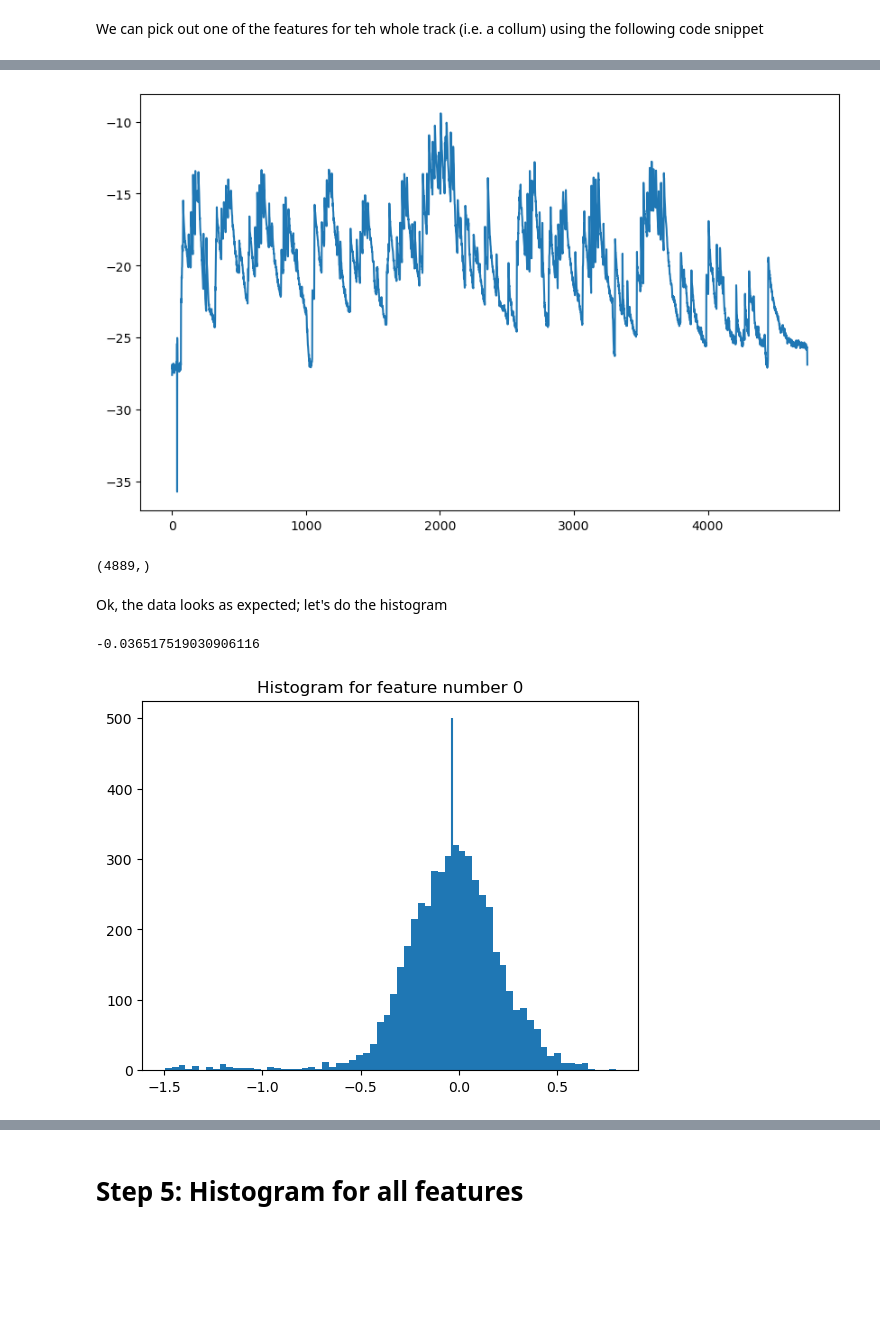
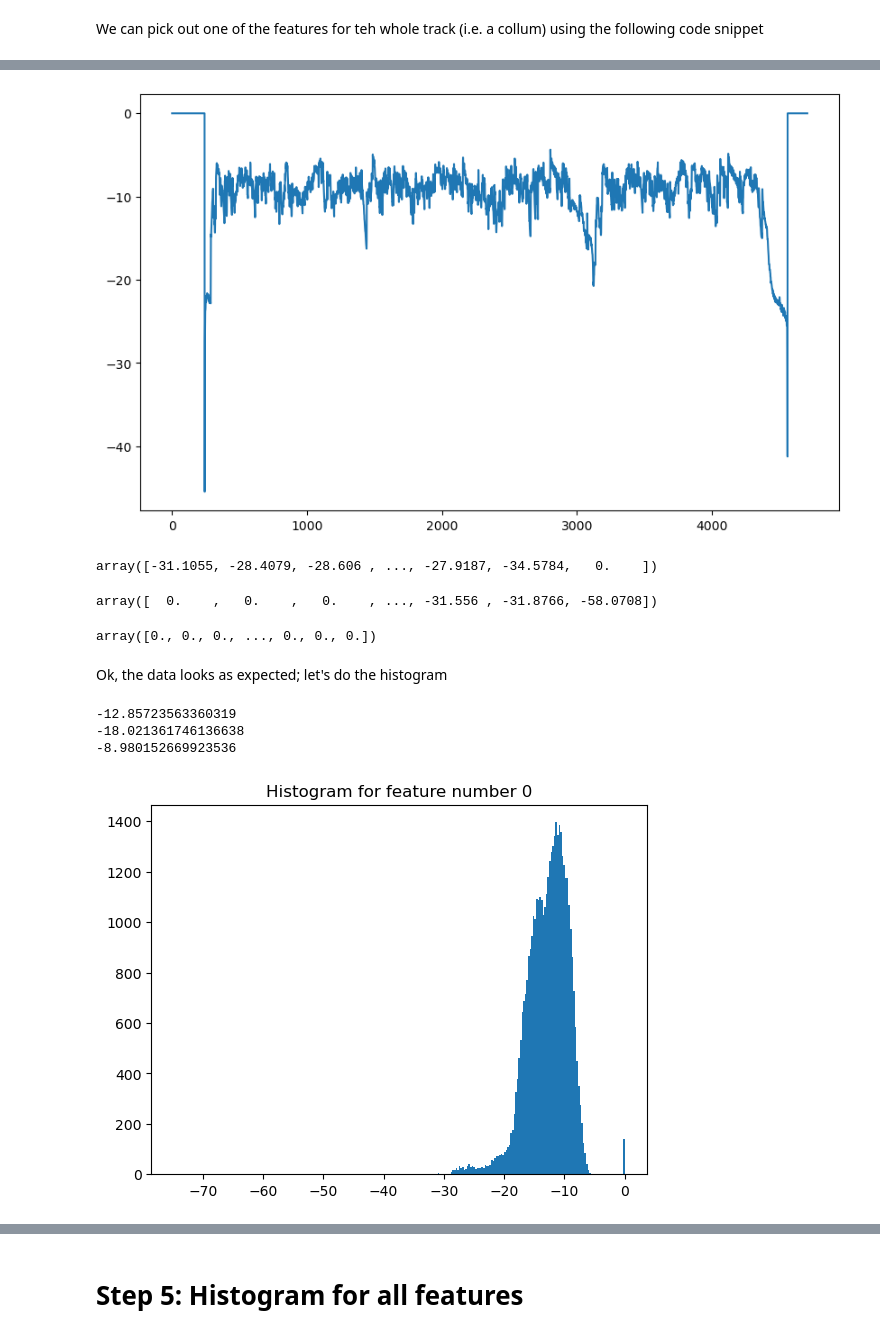
Before and after one commit to LegoUnicorn/MCA-2023-fork, a Jupyter notebook: week9_histograms_20181109b.ipynb, the cells around one changed output, grey strips where cells are left out. Drawn from its saved outputs; the diff is of its cells as text; code cells hidden in the pictures; blank space fills up the shorter version.

Commit message:
completed week 9 ipynb

```diff
--- a/week9_histograms_20181109b.ipynb
+++ b/week9_histograms_20181109b.ipynb
@@ -19,13 +19,13 @@ from numpy import genfromtxt
 # %% [markdown]
 ## Step 2: Let's load the data from SonicVisualizer
 # %%
-fn1 = "data/larghetto/l_mfcc.csv"
-fn2 = "data/andante/a_mfcc.csv"
-fn3 = "data/allegro_Mod/am_mfcc.csv"
+fn1 = "data/week_9/galopp_mfcc.csv"
+fn2 = "data/week_9/tonbilder_mfcc.csv"
+fn3 = "data/week_9/trasten_mfcc.csv"
 
 my_data1 = genfromtxt(fn1, delimiter=',')
 my_data2 = genfromtxt(fn2, delimiter=',')
-my_data3 = genfromtxt(fn2, delimiter=',')
+my_data3 = genfromtxt(fn3, delimiter=',')
 # %% [markdown]
 
 
@@ -151,22 +144,36 @@ fig, axes = plt.subplots(1, 1,sharey='row',figsize=(10, 6))
 axes.plot(my_data_single_features3)
 plt.show()
 # %% [output]
-[figure, old version]
+[figure, new version]
-# %%
-my_data_single_features.shape
-# %% [output]
-(4889,)
+# %%
+my_data_single_features1
+# %% [output]
+array([-31.1055, -28.4079, -28.606 , ..., -27.9187, -34.5784,   0.    ])
+# %%
+my_data_single_features2
+# %% [output]
+array([  0.    ,   0.    ,   0.    , ..., -31.556 , -31.8766, -58.0708])
+# %%
+my_data_single_features3
+# %% [output]
+array([0., 0., 0., ..., 0., 0., 0.])
 # %% [markdown]
 Ok, the data looks as expected; let's do the histogram
-# %%
-mm =np.mean(my_data_single_features)
-print(mm)
-# %% [output]
--0.036517519030906116
+# %%
+mm1 =np.mean(my_data_single_features1)
+mm2 =np.mean(my_data_single_features2)
+mm3 =np.mean(my_data_single_features3)
+print(mm1)
+print(mm2)
+print(mm3)
+# %% [output]
+-12.85723563360319
+-18.021361746136638
+-8.980152669923536
 # %%
-plt.hist(my_data_single_features, bins='auto')
-plt.vlines(mm,0,500)
+plt.hist(my_data_single_features1, bins='auto')
+plt.vlines(mm1,0,500)
 plt.title("Histogram for feature number " + str(feature_index))
 plt.show()
 # %% [output]
-[figure, old version]
+[figure, new version]
```
Also changed, not shown: parts of 18 cells of this notebook.
